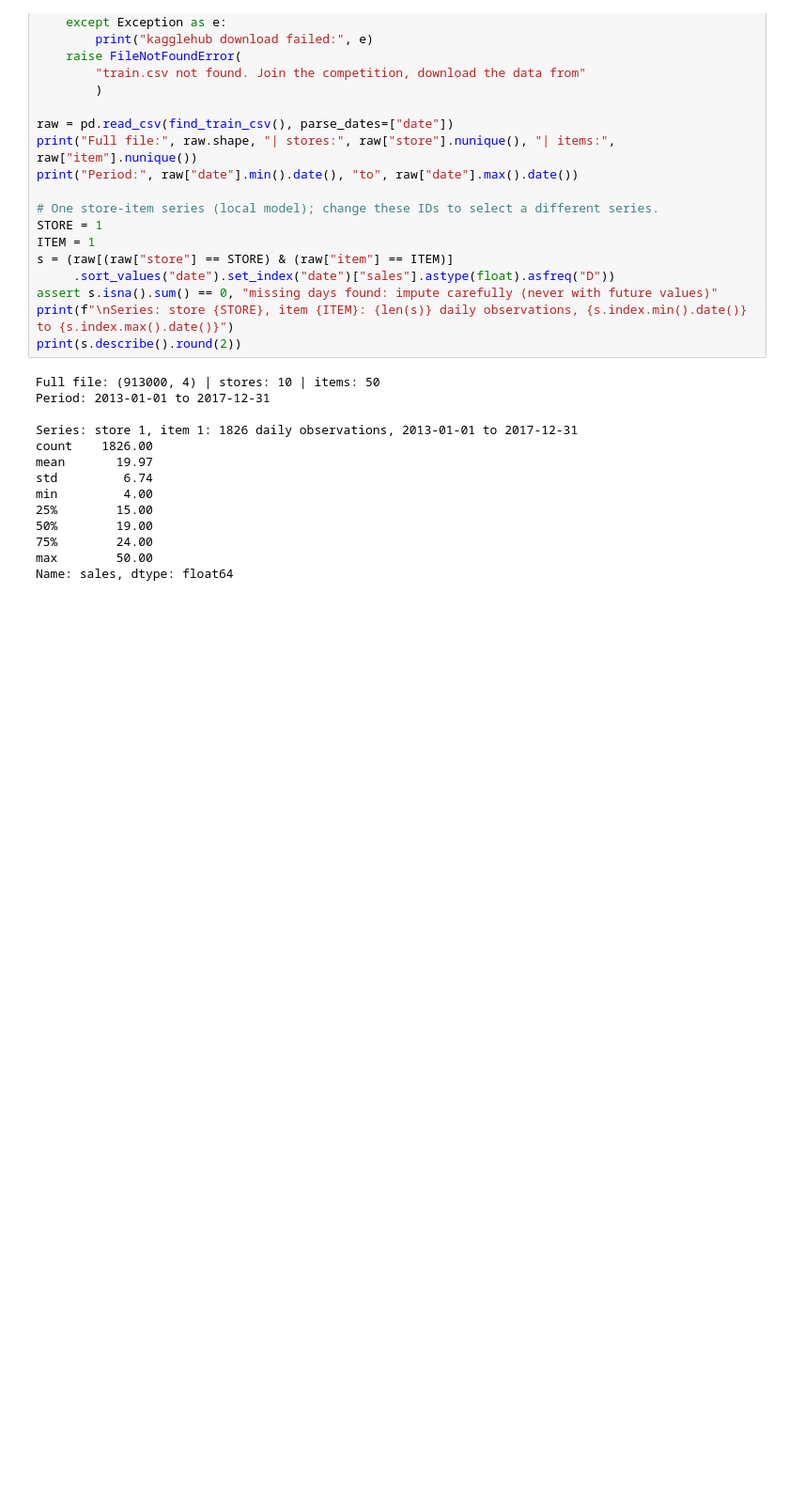
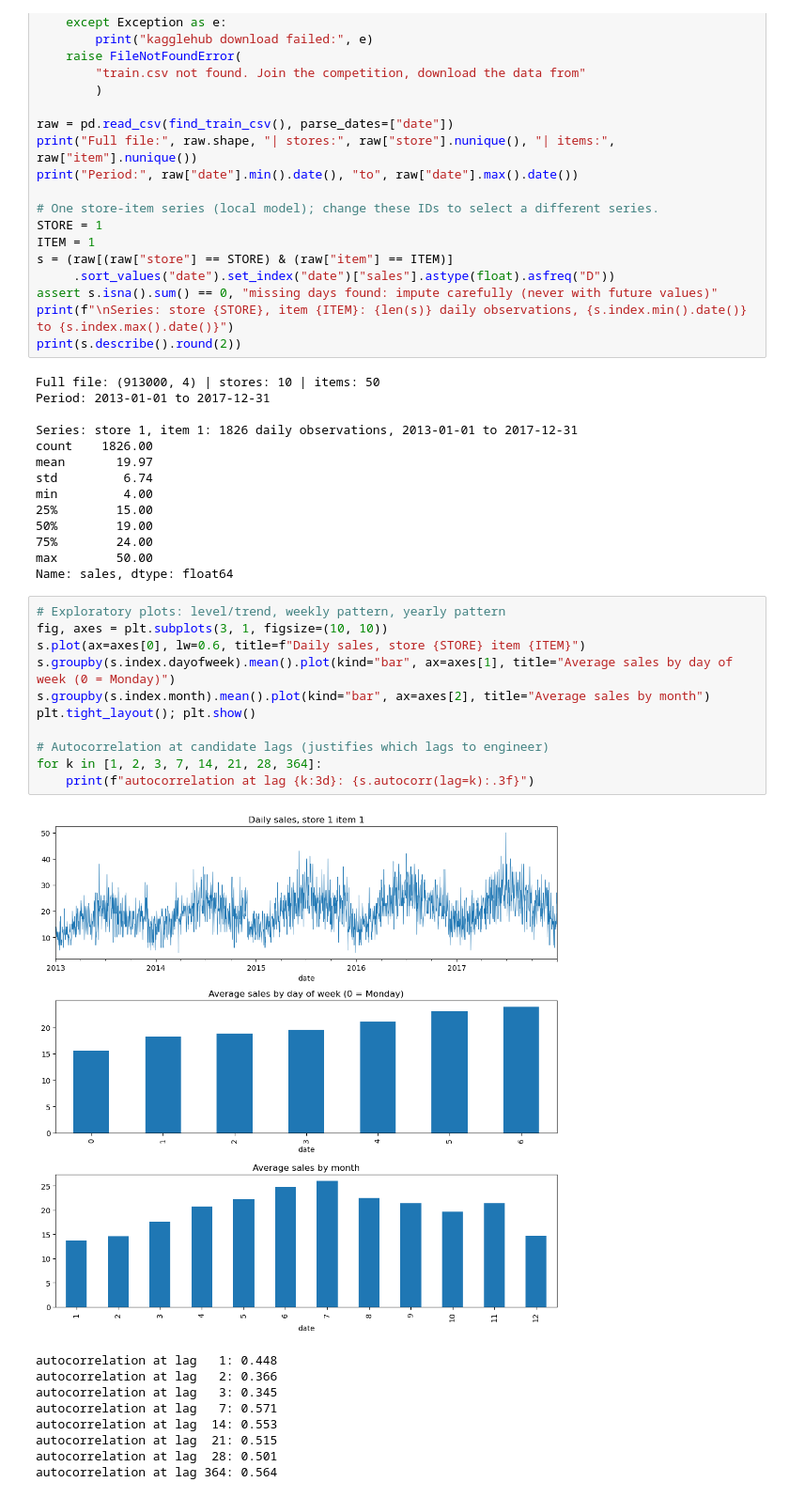
Before and after one commit to kariuki392/MastersSchoolProjects, a Jupyter notebook: TimeSeriesAnalysisProjects/notebookanddata/wk8salesgroupassignment/STA6130Z_Wk8GA_ForecastingAsRegressionandFeatureEngineering.ipynb, the cells around one changed output. Shown at 94% size. Drawn from its saved outputs; the diff is of its cells as text; blank space fills up the shorter version.

```diff
--- a/TimeSeriesAnalysisProjects/notebookanddata/wk8salesgroupassignment/STA6130Z_Wk8GA_ForecastingAsRegressionandFeatureEngineering.ipynb
+++ b/TimeSeriesAnalysisProjects/notebookanddata/wk8salesgroupassignment/STA6130Z_Wk8GA_ForecastingAsRegressionandFeatureEngineering.ipynb
@@ -61,3 +61,24 @@ min         4.00
 75%        24.00
 max        50.00
 Name: sales, dtype: float64
+# %%
+# Exploratory plots: level/trend, weekly pattern, yearly pattern
+fig, axes = plt.subplots(3, 1, figsize=(10, 10))
+s.plot(ax=axes[0], lw=0.6, title=f"Daily sales, store {STORE} item {ITEM}")
+s.groupby(s.index.dayofweek).mean().plot(kind="bar", ax=axes[1], title="Average sales by day of week (0 = Monday)")
+s.groupby(s.index.month).mean().plot(kind="bar", ax=axes[2], title="Average sales by month")
+plt.tight_layout(); plt.show()
+
+# Autocorrelation at candidate lags (justifies which lags to engineer)
+for k in [1, 2, 3, 7, 14, 21, 28, 364]:
+    print(f"autocorrelation at lag {k:3d}: {s.autocorr(lag=k):.3f}")
+# %% [output]
+[figure, added]
+autocorrelation at lag   1: 0.448
+autocorrelation at lag   2: 0.366
+autocorrelation at lag   3: 0.345
+autocorrelation at lag   7: 0.571
+autocorrelation at lag  14: 0.553
+autocorrelation at lag  21: 0.515
+autocorrelation at lag  28: 0.501
+autocorrelation at lag 364: 0.564
```
